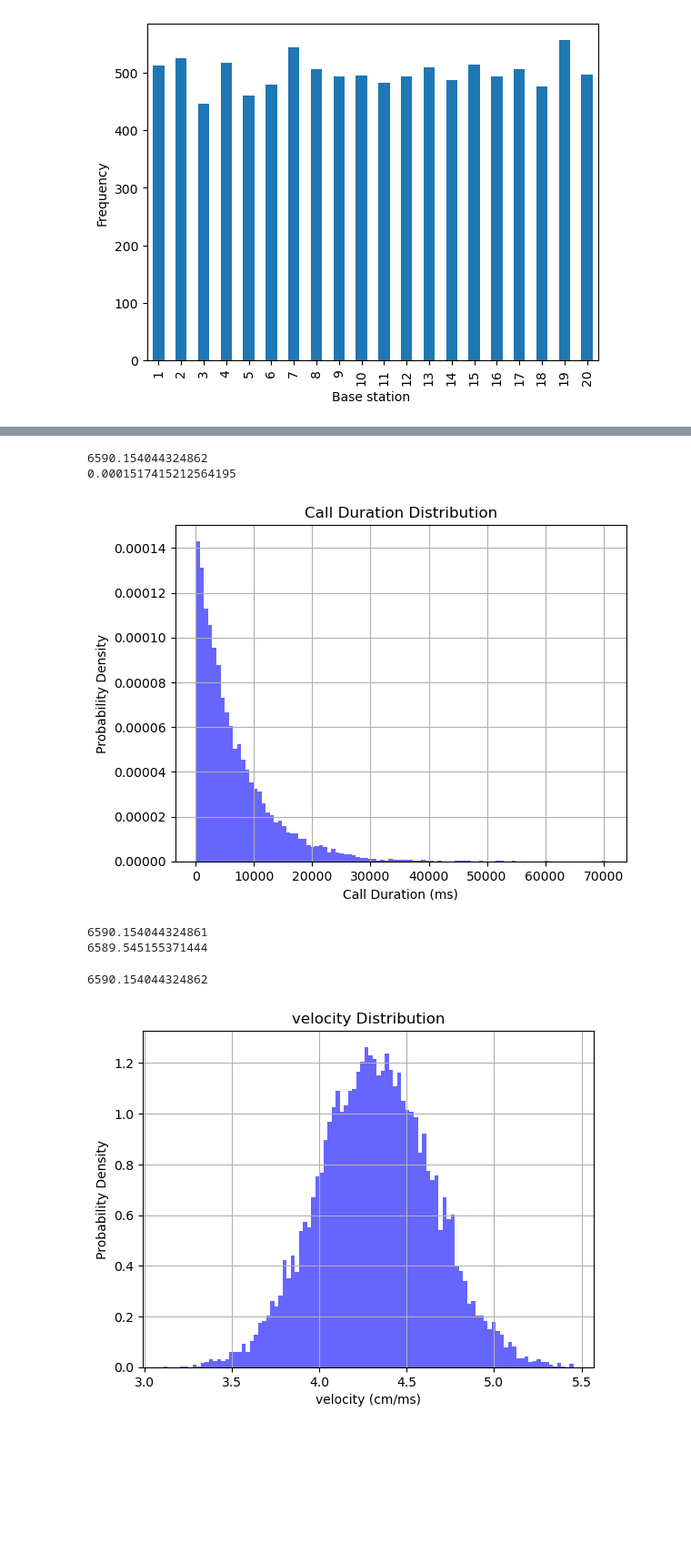
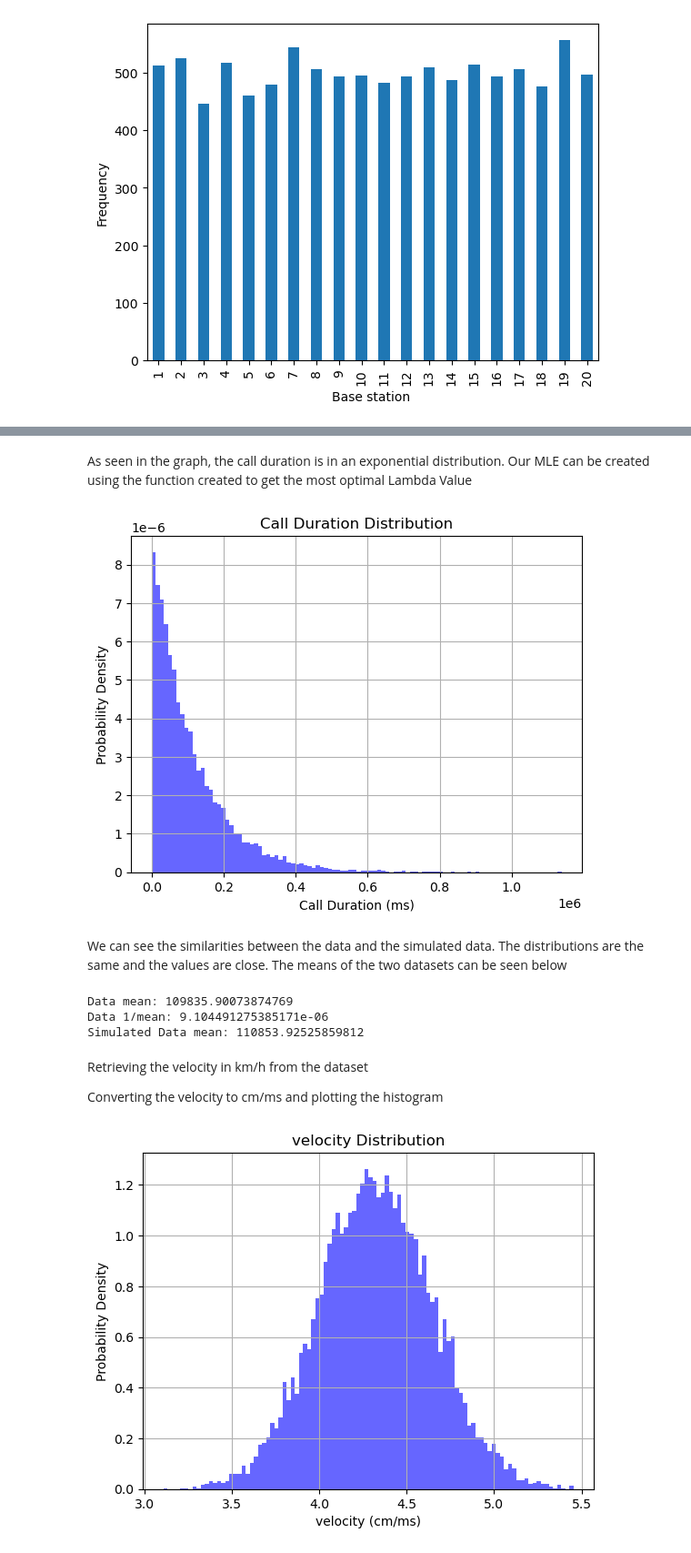
Before and after one commit to sojs-coding/HighwayCallSim, a Jupyter notebook: SC4054 Identifying Distribution.ipynb, the cells around one changed output, grey strips where cells are left out. Shown: that part at 91% size. Drawn from its saved outputs; the diff is of its cells as text; code cells hidden in the pictures; blank space fills up the shorter version.

```diff
--- a/SC4054 Identifying Distribution.ipynb
+++ b/SC4054 Identifying Distribution.ipynb
@@ -126,29 +118,33 @@ plt.show()
+# %% [markdown]
+As seen in the graph, the call duration is in an exponential distribution. Our MLE can be created using the function created to get the most optimal Lambda Value
+# %%
+test_callDurationsMS_optimal = callDurationsMS.mean()
+# %%
+test_callDurationsMS = genCallDuration(test_callDurationsMS_optimal)
+
+# Plot histogram of inter-arrival times
+plt.hist(test_callDurationsMS, bins=100, density=True, alpha=0.6, color='b')
+plt.xlabel('Call Duration (ms)')
+plt.ylabel('Probability Density')
+plt.title('Call Duration Distribution')
+plt.grid(True)
+plt.show()
+# %% [output]
+[figure, added]
+# %% [markdown]
+We can see the similarities between the data and the simulated data. The distributions are the same and the values are close. The means of the two datasets can be seen below
 # %%
-print(callDurationsMS.mean())
-print(1/(callDurationsMS.mean()))
+print("Data mean:", callDurationsMS.mean())
+print("Data 1/mean:", 1/(callDurationsMS.mean()))
+print("Simulated Data mean:", test_callDurationsMS.mean())
 # %% [output]
-6590.154044324862
-0.0001517415212564195
+Data mean: 109835.90073874769
+Data 1/mean: 9.104491275385171e-06
+Simulated Data mean: 110853.92525859812
-# %%
-test_callDurationsMS = genCallDuration(1/(10000/callDurationsMS.sum()))
-
-# Plot histogram of inter-arrival times
-plt.hist(test_callDurationsMS, bins=100, density=True, alpha=0.6, color='b')
-plt.xlabel('Call Duration (ms)')
-plt.ylabel('Probability Density')
-plt.title('Call Duration Distribution')
-plt.grid(True)
-plt.show()
-# %% [output]
-[figure, removed]
-# %%
-print(1/(10000/callDurationsMS.sum()))
-print(genInitiationTime(callDurationsMS.mean()).mean())
-callDurationsMS.mean()
-# %% [output]
-6590.154044324861
-6589.545155371444
-6590.154044324862
+# %% [markdown]
+Retrieving the velocity in km/h from the dataset
+
+Converting the velocity to cm/ms and plotting the histogram
 # %%
 velocities = df["velocity (km/h)"].to_numpy()
 # %%
```
Also changed, not shown: parts of 23 cells of this notebook, 2 other files.
